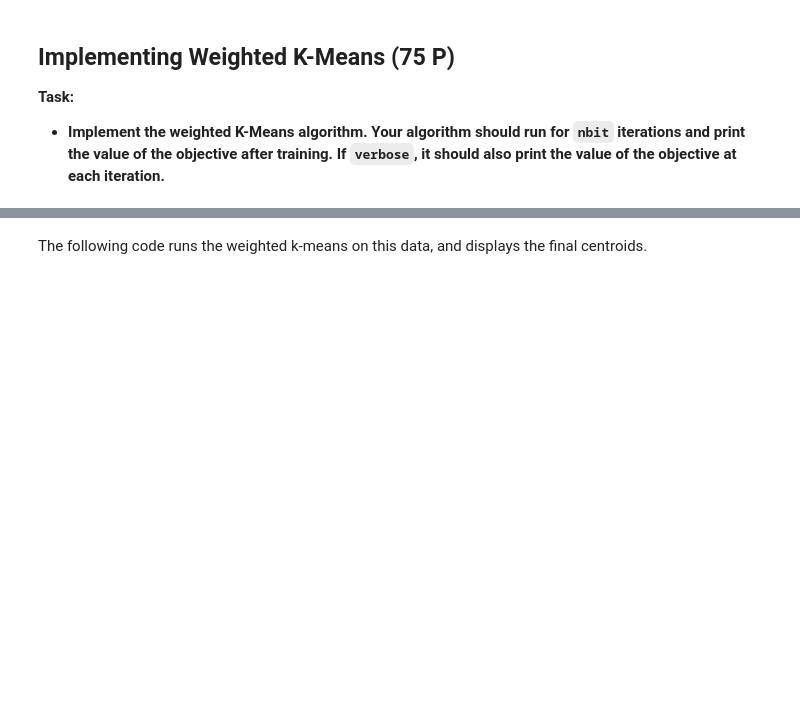
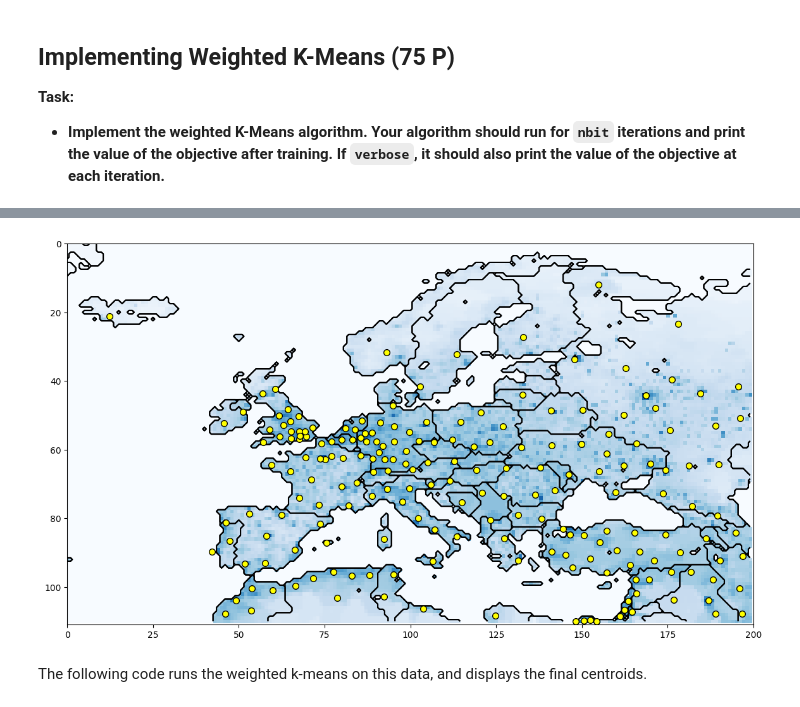
Before and after one commit to TU-Berlin-SC/25WiSE-Machine-Learning-1, a Jupyter notebook: exercise/week4/sheet04-programming.ipynb, the cells around one changed output, grey strips where cells are left out. Drawn from its saved outputs; the diff is of its cells as text; code cells hidden in the pictures; blank space fills up the shorter version.

Commit message:
Add solution sheet 4 programming

```diff
--- a/exercise/week4/sheet04-programming.ipynb
+++ b/exercise/week4/sheet04-programming.ipynb
@@ -118,10 +118,71 @@ utils.plot(centroids_init[:,0], centroids_init[:,1])
 
 
 * **Implement the weighted K-Means algorithm. Your algorithm should run for `nbit` iterations and print the value of the objective after training. If `verbose`, it should also print the value of the objective at each iteration.**
-# %%
-def wkmeans(centroids, points, weights, verbose, nbit):
-    # YOUR CODE HERE
-    import solutions
-    centroids = solutions.wkmeans(centroids, points, weights, verbose, nbit)
-    return centroids
-    # --------------
+# %%
+def wkmeans(centroids, points, weights, verbose, nbit):
+    number_of_data_points = points.shape[0]
+    number_of_clusters = centroids.shape[0]
+
+    objective = 0.0
+    sum_of_all_weights = numpy.sum(weights)
+
+    # https://numpy.org/devdocs/reference/constants.html#numpy.newaxis
+    # numpy.newaxis +1 dimension
+
+    for it in range(nbit):
+        # Squared Euclidean distances (number_of_data_points, number_of_clusters)
+        difference = points[:, numpy.newaxis, :] - centroids[numpy.newaxis, :, :]
+        squared_distance = numpy.sum(difference**2, axis=2)
+
+        # Apply Weights
+        weighted_squared_distance = squared_distance * weights[:, numpy.newaxis]
+
+        # Index of the closest (minimum weighted distance) centroid for each point
+        index_of_centroid_assigned_to_point = numpy.argmin(weighted_squared_distance, axis=1)
+
+
+        # The sqaured error sum, but that seems to be not the one day are looking for
+        minimum_weighted_squared_distance = numpy.min(weighted_squared_distance, axis=1)
+        objective = numpy.sum(minimum_weighted_squared_distance)
+        objective = objective / sum_of_all_weights
+
+        if verbose:
+            print(f"it {it+1}: J = {objective:.2f}")
+
+        # Update centroids
+        # numpy.zeros_like:: Return an array of zeros with the same shape and type as a given array.
+        updated_centroids = numpy.zeros_like(centroids)
+        # numpy.zeros:: Return a new array of given shape and type, filled with zeros.
+        cluster_weights = numpy.zeros(number_of_clusters)
+
+        for k in range(number_of_clusters):
+            # All points
+            mask = (index_of_centroid_assigned_to_point == k)
+            # print(mask)
+
+            # sum of all points in cluster k
+            weighted_sum_points = numpy.sum(points[mask] * weights[mask, numpy.newaxis], axis=0)
+
+            # sum of all weights in cluster k
+            total_cluster_weight = numpy.sum(weights[mask])
+
+            # Division by 0
+            if total_cluster_weight > 0:
+                updated_centroids[k, :] = weighted_sum_points / total_cluster_weight
+                cluster_weights[k] = total_cluster_weight
+            else:
+                updated_centroids[k, :] = centroids[k, :]
+
+            centroids = updated_centroids
+
+    print(f"it {nbit}: J = {objective:.2f}")
+    return centroids
+    # --------------
+
+centroids_init = initialize(200, utils.population)
+weights   = utils.population.flatten()*1.0
+
+centroids = wkmeans(centroids_init, locations, weights, True, 50)
+
+utils.plot(centroids[:,0], centroids[:,1])
+# %% [output]
@@ -128,3 +206,4 @@ def wkmeans(centroids, points, weights, verbose, nbit):
+[figure, added]
 # %% [markdown]
 The following code runs the weighted k-means on this data, and displays the final centroids.
 # %%
```
Also changed, not shown: parts of 6 cells of this notebook.
